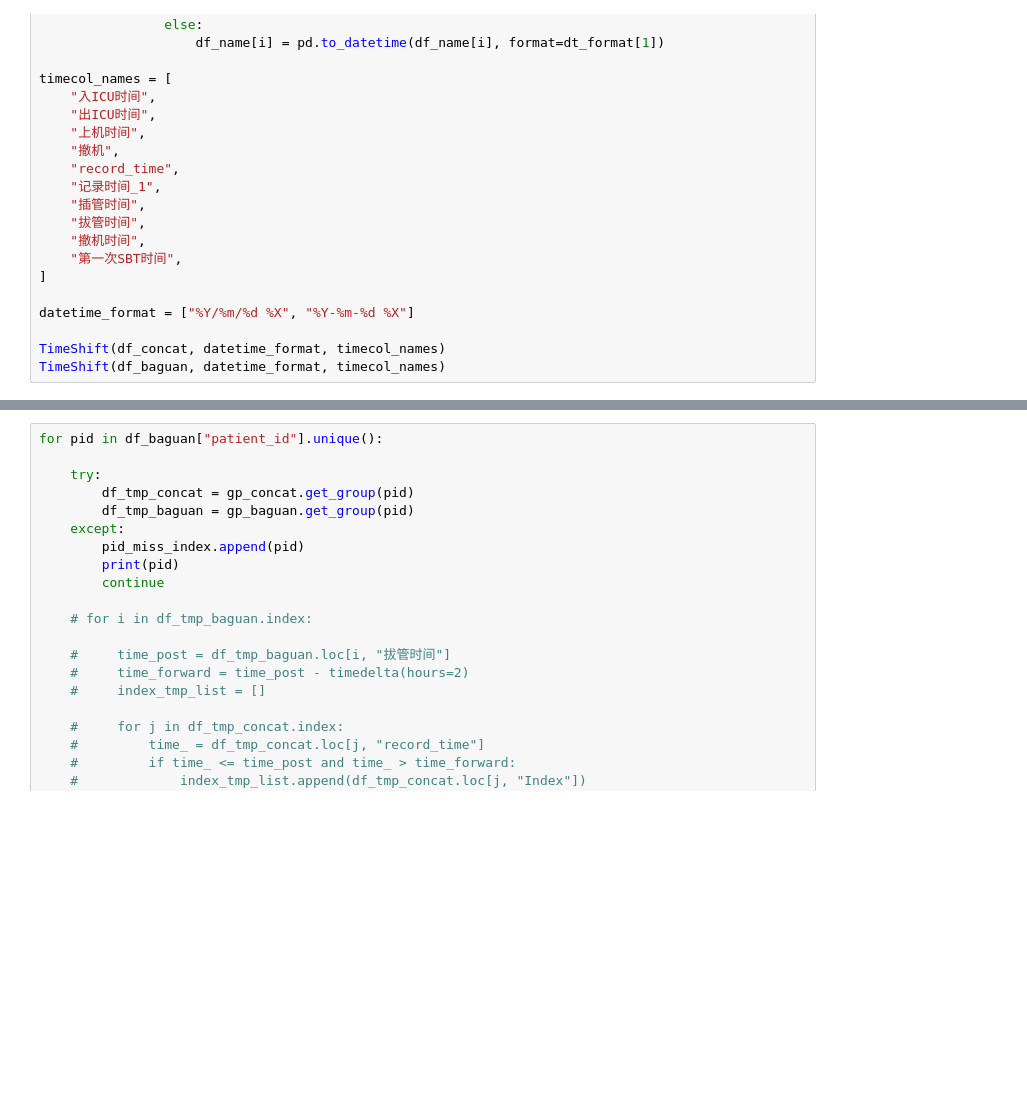
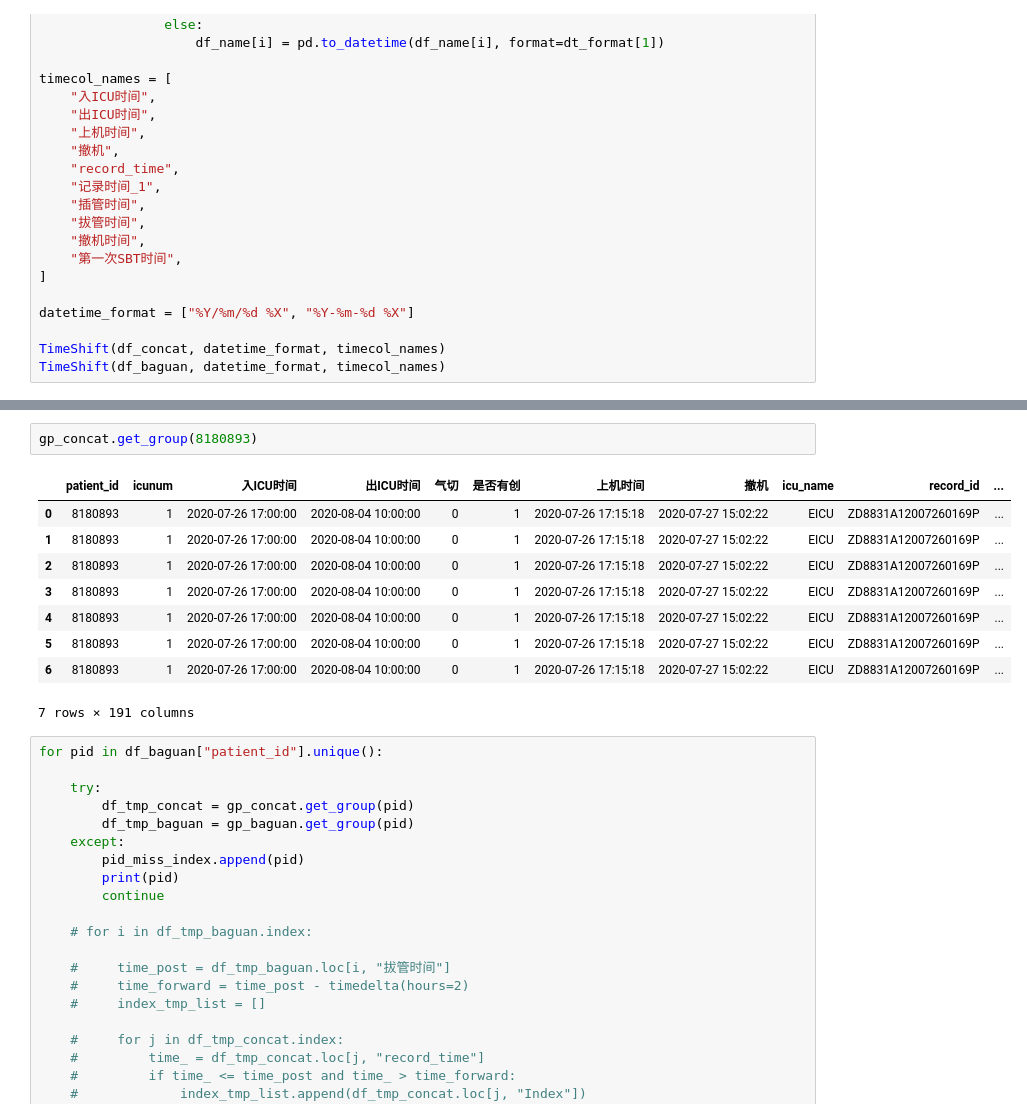
Before and after one commit to HansenBurger/RespVariability, a Jupyter notebook: Jupyter/test.ipynb, the cells around one changed output, grey strips where cells are left out. Drawn from its saved outputs; the diff is of its cells as text; blank space fills up the shorter version.

```diff
--- a/Jupyter/test.ipynb
+++ b/Jupyter/test.ipynb
@@ -62,3 +60,15 @@ array([8158893., 8158809., 8154615., ..., 1027020., 1012422., 1001433.])
+# %%
+gp_concat.get_group(8180893)
+# %% [output]
+|  | patient_id | icunum | 入ICU时间 | 出ICU时间 | 气切 | 是否有创 | 上机时间 | 撤机 | icu_name | record_id | ... |
+| 0 | 8180893 | 1 | 2020-07-26 17:00:00 | 2020-08-04 10:00:00 | 0 | 1 | 2020-07-26 17:15:18 | 2020-07-27 15:02:22 | EICU | ZD8831A12007260169P | ... |
+| 1 | 8180893 | 1 | 2020-07-26 17:00:00 | 2020-08-04 10:00:00 | 0 | 1 | 2020-07-26 17:15:18 | 2020-07-27 15:02:22 | EICU | ZD8831A12007260169P | ... |
+| 2 | 8180893 | 1 | 2020-07-26 17:00:00 | 2020-08-04 10:00:00 | 0 | 1 | 2020-07-26 17:15:18 | 2020-07-27 15:02:22 | EICU | ZD8831A12007260169P | ... |
+| 3 | 8180893 | 1 | 2020-07-26 17:00:00 | 2020-08-04 10:00:00 | 0 | 1 | 2020-07-26 17:15:18 | 2020-07-27 15:02:22 | EICU | ZD8831A12007260169P | ... |
+| 4 | 8180893 | 1 | 2020-07-26 17:00:00 | 2020-08-04 10:00:00 | 0 | 1 | 2020-07-26 17:15:18 | 2020-07-27 15:02:22 | EICU | ZD8831A12007260169P | ... |
+| 5 | 8180893 | 1 | 2020-07-26 17:00:00 | 2020-08-04 10:00:00 | 0 | 1 | 2020-07-26 17:15:18 | 2020-07-27 15:02:22 | EICU | ZD8831A12007260169P | ... |
+| 6 | 8180893 | 1 | 2020-07-26 17:00:00 | 2020-08-04 10:00:00 | 0 | 1 | 2020-07-26 17:15:18 | 2020-07-27 15:02:22 | EICU | ZD8831A12007260169P | ... |
+7 rows × 191 columns
 # %%
 for pid in df_baguan["patient_id"].unique():
 
```
Also changed, not shown: parts of 1 cell of this notebook, 16 other files.
